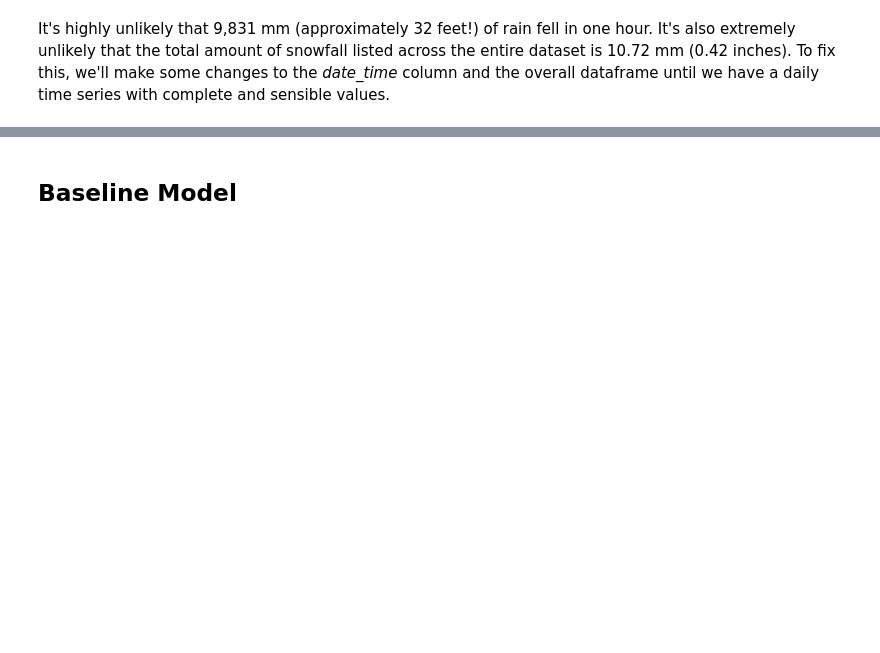
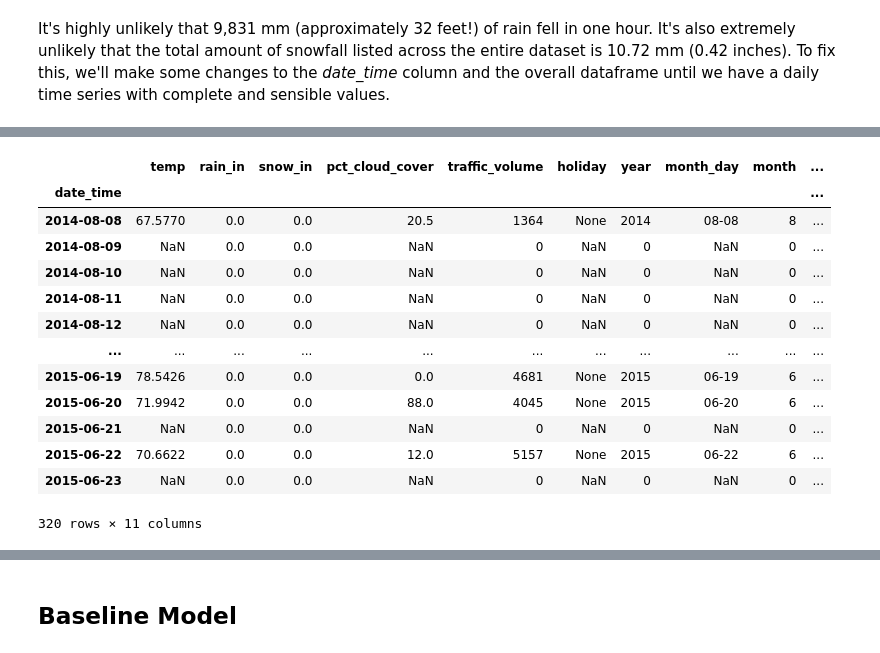
Before and after one commit to pschulk/I-94-Traffic-Volume-Predictions, a Jupyter notebook: EDA Notebook.ipynb, the cells around one changed output, grey strips where cells are left out. Saved outputs shown, nothing was run; the diff lists cells and outputs as text; code cells hidden in the pictures; blank space fills up the shorter version.

```diff
--- a/EDA Notebook.ipynb
+++ b/EDA Notebook.ipynb
@@ -247,0 +292,4 @@ time: 0 ns (started: 2023-04-05 17:55:19 -06:00)
+# %%
+df_daily['year'] = df_daily['year'].fillna(0).astype(int)
+df_daily['month'] = df_daily['month'].fillna(0).astype(int)
+df_daily['day'] = df_daily['day'].fillna(0).astype(int)
@@ -247,0 +339,2 @@ time: 0 ns (started: 2023-04-05 17:55:19 -06:00)
+# %%
+df_daily_fix = df_daily.loc['2014-08-08':'2015-06-23']
@@ -247,0 +343,17 @@ time: 0 ns (started: 2023-04-05 17:55:19 -06:00)
+# %%
+df_daily_fix
+# %% [output]
+|  | temp | rain_in | snow_in | pct_cloud_cover | traffic_volume | holiday | year | month_day | month | ... |
+| date_time |  |  |  |  |  |  |  |  |  | ... |
+| 2014-08-08 | 67.5770 | 0.0 | 0.0 | 20.5 | 1364 | None | 2014 | 08-08 | 8 | ... |
+| 2014-08-09 | NaN | 0.0 | 0.0 | NaN | 0 | NaN | 0 | NaN | 0 | ... |
+| 2014-08-10 | NaN | 0.0 | 0.0 | NaN | 0 | NaN | 0 | NaN | 0 | ... |
+| 2014-08-11 | NaN | 0.0 | 0.0 | NaN | 0 | NaN | 0 | NaN | 0 | ... |
+| 2014-08-12 | NaN | 0.0 | 0.0 | NaN | 0 | NaN | 0 | NaN | 0 | ... |
+| ... | ... | ... | ... | ... | ... | ... | ... | ... | ... | ... |
+| 2015-06-19 | 78.5426 | 0.0 | 0.0 | 0.0 | 4681 | None | 2015 | 06-19 | 6 | ... |
+| 2015-06-20 | 71.9942 | 0.0 | 0.0 | 88.0 | 4045 | None | 2015 | 06-20 | 6 | ... |
+| 2015-06-21 | NaN | 0.0 | 0.0 | NaN | 0 | NaN | 0 | NaN | 0 | ... |
+| 2015-06-22 | 70.6622 | 0.0 | 0.0 | 12.0 | 5157 | None | 2015 | 06-22 | 6 | ... |
+| 2015-06-23 | NaN | 0.0 | 0.0 | NaN | 0 | NaN | 0 | NaN | 0 | ... |
+320 rows × 11 columns
```
Also changed, not shown: parts of 61 cells of this notebook.
